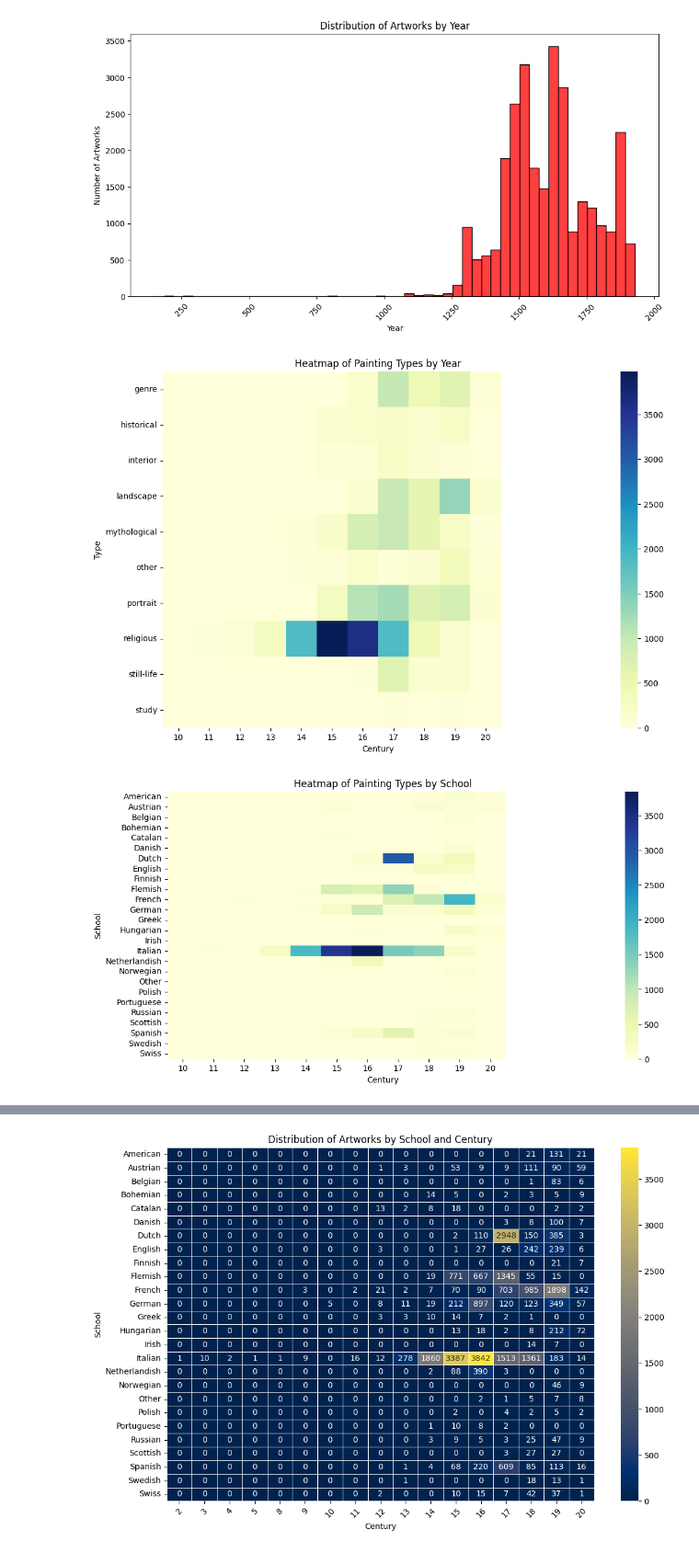
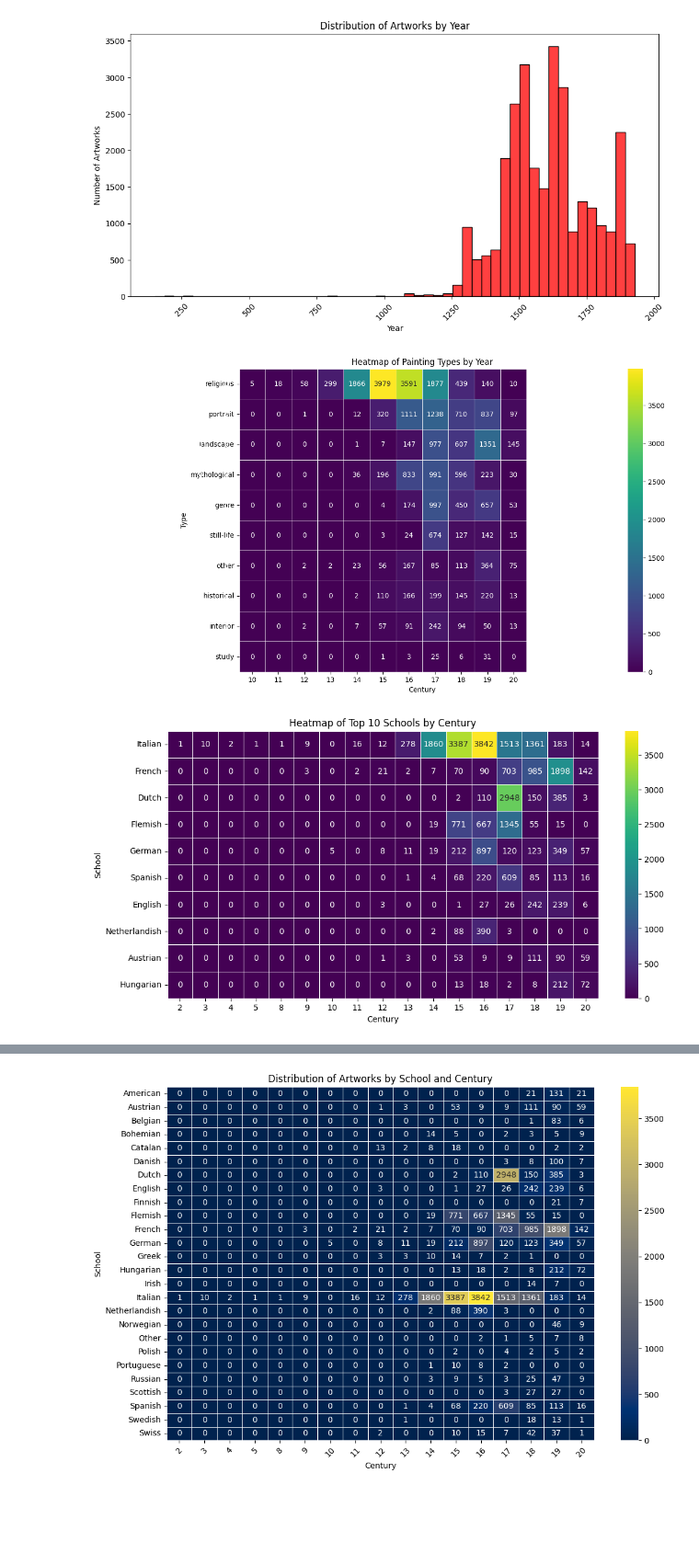
Before and after one commit to lheitman0/art_data, a Jupyter notebook: data_visualization.ipynb, the cells around one changed output, grey strips where cells are left out. Shown at 92% size. Cells and saved outputs as stored; diff of their text form; code cells hidden in the pictures; blank space fills up the shorter version.

```diff
--- a/data_visualization.ipynb
+++ b/data_visualization.ipynb
@@ -196,26 +133,31 @@ df['CENTURY'] = ((df['DATE_NORMALIZED'] // 100) + 1).astype(int)
 # %%
 # Pivot table for heatmap
 pivot_table = df.pivot_table(index='TYPE', columns='CENTURY', aggfunc='size', fill_value=0)
+type_sums = pivot_table.sum(axis=1)
+top_styles = type_sums.sort_values(ascending=False).head(10)
+top_pivot_table = pivot_table.loc[top_styles.index]
 
 plt.figure(figsize=(12, 8))
-sns.heatmap(pivot_table, cmap="YlGnBu")
+sns.heatmap(top_pivot_table, annot=True, fmt="d", cmap='viridis', linewidths=.5)
 plt.title('Heatmap of Painting Types by Year')
 plt.xlim(6,20)
 plt.xlabel('Century')
 plt.ylabel('Type')
 plt.show()
 # %% [output]
-[figure, old version]
+[figure, new version]
 # %%
 # Pivot table for heatmap
 pivot_table = df.pivot_table(index='SCHOOL', columns='CENTURY', aggfunc='size', fill_value=0)
+nationality_sums = pivot_table.sum(axis=1)
+top_styles = nationality_sums.sort_values(ascending=False).head(10)
+top_pivot_table = pivot_table.loc[top_styles.index]
 
 plt.figure(figsize=(12, 6))
-sns.heatmap(pivot_table, cmap="YlGnBu")
-plt.title('Heatmap of Painting Types by School')
-plt.xlim(6,20)
+sns.heatmap(top_pivot_table, annot=True, fmt="d", cmap='viridis', linewidths=.5)
+plt.title('Heatmap of Top 10 Schools by Century')
 plt.xlabel('Century')
 plt.ylabel('School')
 plt.show()
 # %% [output]
-[figure, old version]
+[figure, new version]
```
Also changed, not shown: parts of 7 cells of this notebook, 4 other files.
